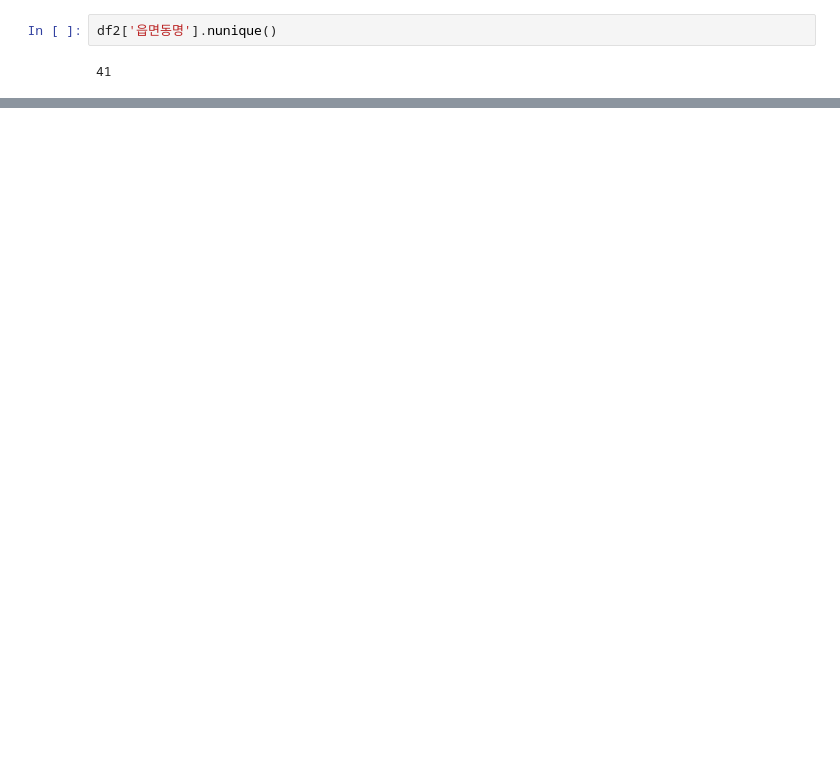
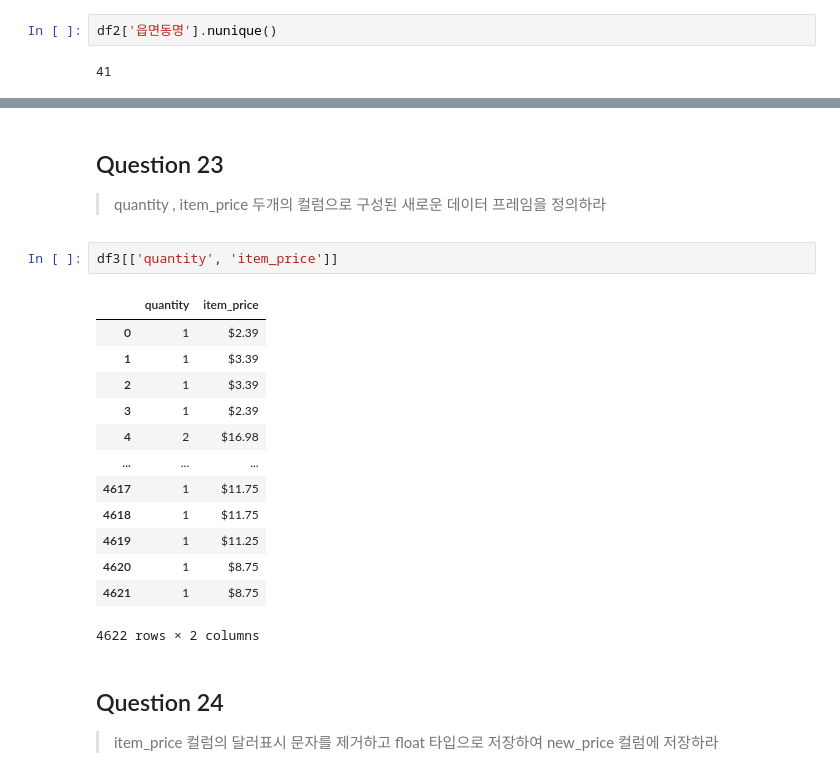
Before and after one commit to lagonee23/Practice, a Jupyter notebook: Pandas/Pandas_tutorial.ipynb, the cells around one changed output, grey strips where cells are left out. Cells and saved outputs as stored; diff of their text form; blank space fills up the shorter version.

```diff
--- a/Pandas/Pandas_tutorial.ipynb
+++ b/Pandas/Pandas_tutorial.ipynb
@@ -206,0 +263,22 @@ df2['읍면동명'].nunique()
+# %% [markdown]
+## Question 23
+> quantity , item_price 두개의 컬럼으로 구성된 새로운 데이터 프레임을 정의하라
+# %%
+df3[['quantity', 'item_price']]
+# %% [output]
+|  | quantity | item_price |
+| 0 | 1 | $2.39 |
+| 1 | 1 | $3.39 |
+| 2 | 1 | $3.39 |
+| 3 | 1 | $2.39 |
+| 4 | 2 | $16.98 |
+| ... | ... | ... |
+| 4617 | 1 | $11.75 |
+| 4618 | 1 | $11.75 |
+| 4619 | 1 | $11.25 |
+| 4620 | 1 | $8.75 |
+| 4621 | 1 | $8.75 |
+4622 rows × 2 columns
+# %% [markdown]
+## Question 24
+> item_price 컬럼의 달러표시 문자를 제거하고 float 타입으로 저장하여 new_price 컬럼에 저장하라
```
Also changed, not shown: parts of 30 cells of this notebook.
